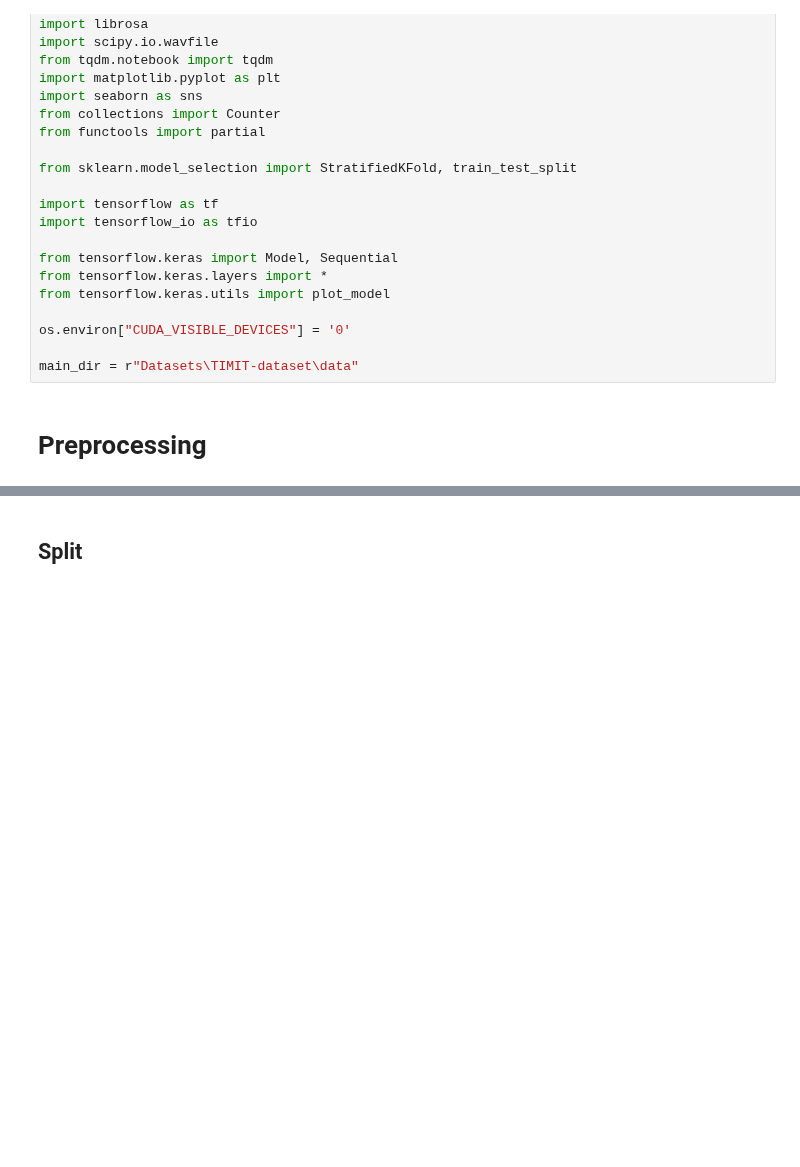
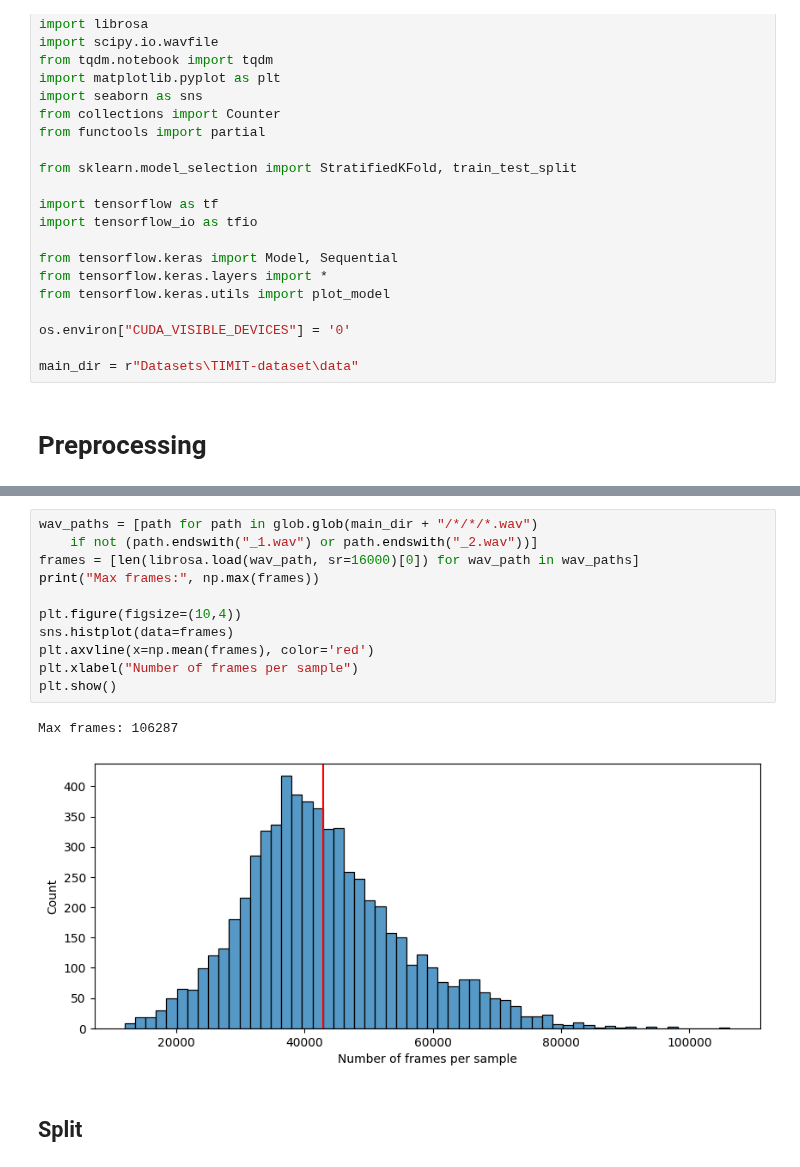
Before and after one commit to syalabi-seet/HoloMora, a Jupyter notebook: TIMIT-preprocess.ipynb, the cells around one changed output, grey strips where cells are left out. Saved outputs shown, nothing was run; the diff lists cells and outputs as text; blank space fills up the shorter version.

```diff
--- a/TIMIT-preprocess.ipynb
+++ b/TIMIT-preprocess.ipynb
@@ -45,3 +103,17 @@ main_dir = r"Datasets\TIMIT-dataset\data"
+# %%
+wav_paths = [path for path in glob.glob(main_dir + "/*/*/*.wav")
+    if not (path.endswith("_1.wav") or path.endswith("_2.wav"))]
+frames = [len(librosa.load(wav_path, sr=16000)[0]) for wav_path in wav_paths]
+print("Max frames:", np.max(frames))
+
+plt.figure(figsize=(10,4))
+sns.histplot(data=frames)
+plt.axvline(x=np.mean(frames), color='red')
+plt.xlabel("Number of frames per sample")
+plt.show()
+# %% [output]
+Max frames: 106287
+[figure, added]
 # %% [markdown]
 ## Split
 # %%
```
Also changed, not shown: parts of 9 cells of this notebook, 1 other file.
